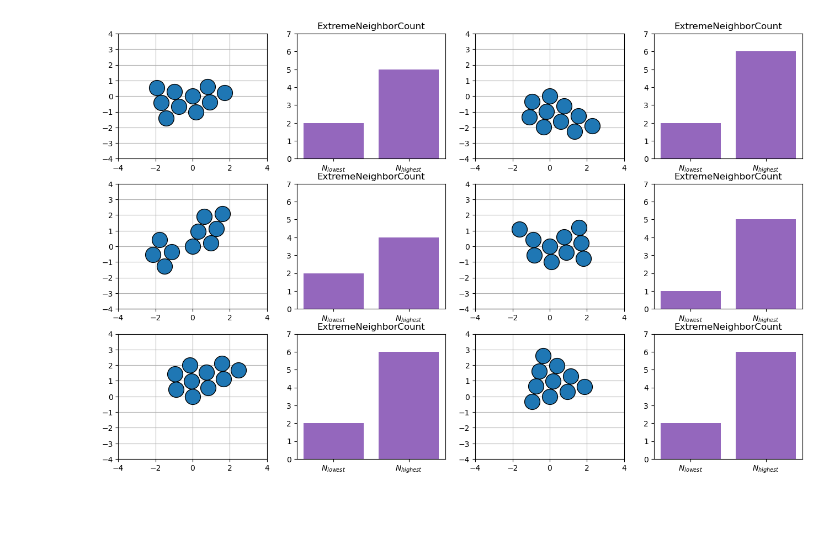
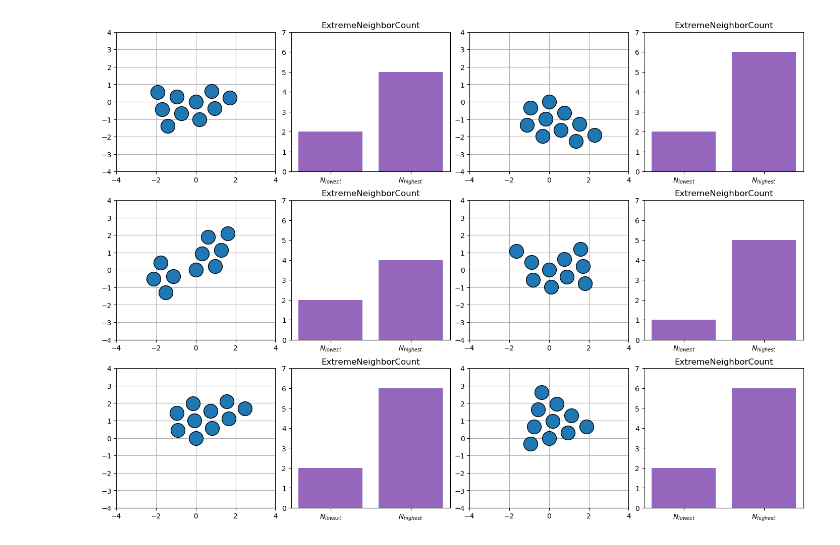
Before and after one commit to karsten3112/Computational-Physics, a Jupyter notebook: Week4/exercise19.ipynb, the cells around one changed output. Saved outputs shown, nothing was run; the diff lists cells and outputs as text; code cells hidden in the pictures; blank space fills up the shorter version.

Commit message:
fixed plots week4

```diff
--- a/Week4/exercise19.ipynb
+++ b/Week4/exercise19.ipynb
@@ -14,18 +13,20 @@ plt.rc('animation', html='jshtml')
 # %%
 pos_flat = np.loadtxt('lj10clusters.txt')
 positions = pos_flat.reshape(-1,pos_flat.shape[1]//2,2)
-atom_cols = [Atom_Collection([Atom(position=pos, size=20) for pos in poses]) for poses in positions]
+atom_cols = [Atom_Collection([Atom(position=pos) for pos in poses]) for poses in positions]
 neighboring = ExtremeNeighborCount(color="C4")
 # %%
-fig, axs = plt.subplots(3,4, figsize=(16,10))
+fig, axs = plt.subplots(3,4, figsize=(14,10), layout="constrained")
 j = 0
+atom_plotter = Atom_Collection_Plotter(markersize=20)
 for i in [0, 2]:
     for ax1, ax2 in zip(axs[:,i], axs[:,i+1]):
         ax1.set_xlim([-4,4])
         ax1.set_ylim([-4,4])
         ax1.grid()
         neighboring.plot(atom_col=atom_cols[j], ax=ax2)
-        atom_cols[j].plot(ax=ax1)
+        atom_cols[j].reset_plot_axes()
+        atom_plotter(atom_cols[j], ax=ax1)
         j+=1
 # %% [output]
-[figure, old version]
+[figure, new version]
```
Also changed, not shown: parts of 6 cells of this notebook, 4 other files.
